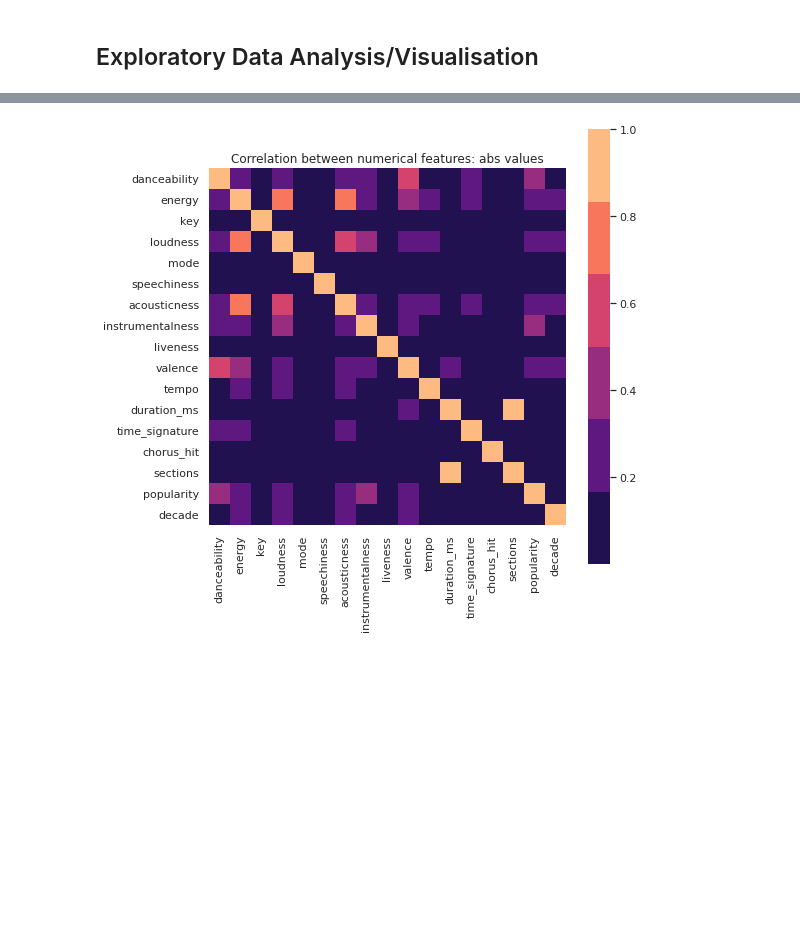
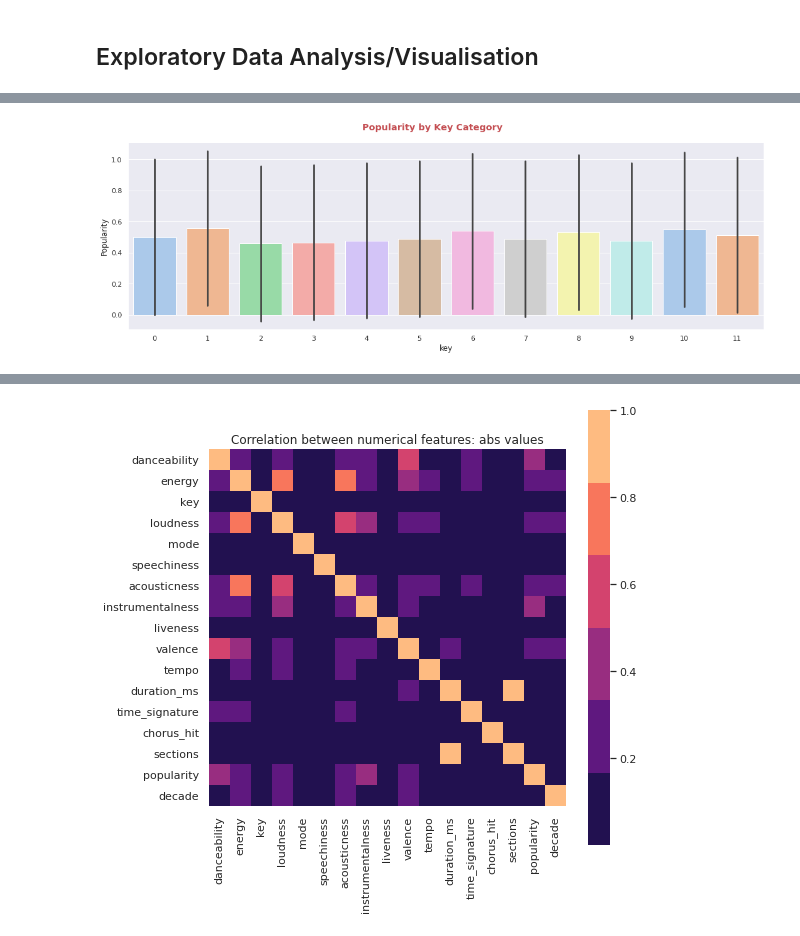
Before and after one commit to agentzhao/spotify-prediction, a Jupyter notebook: spotifypred.ipynb, the cells around one changed output, grey strips where cells are left out. Cells and saved outputs as stored; diff of their text form; code cells hidden in the pictures; blank space fills up the shorter version.

```diff
--- a/spotifypred.ipynb
+++ b/spotifypred.ipynb
@@ -41,0 +92,11 @@ allsongs.describe()
+# %%
+exp_data = sb.catplot(data=allsongs, kind="bar",
+                        x="key", y="popularity",
+                        palette='pastel',
+                        ci = 'sd',
+                        height=5, aspect = 3)
+exp_data.fig.suptitle('Popularity by Key Category', y=1.05, c='r', weight='bold')
+exp_data.set_axis_labels("key", "Popularity")
+plt.show()
+# %% [output]
+[figure, added]
```
Also changed, not shown: parts of 26 cells of this notebook.
